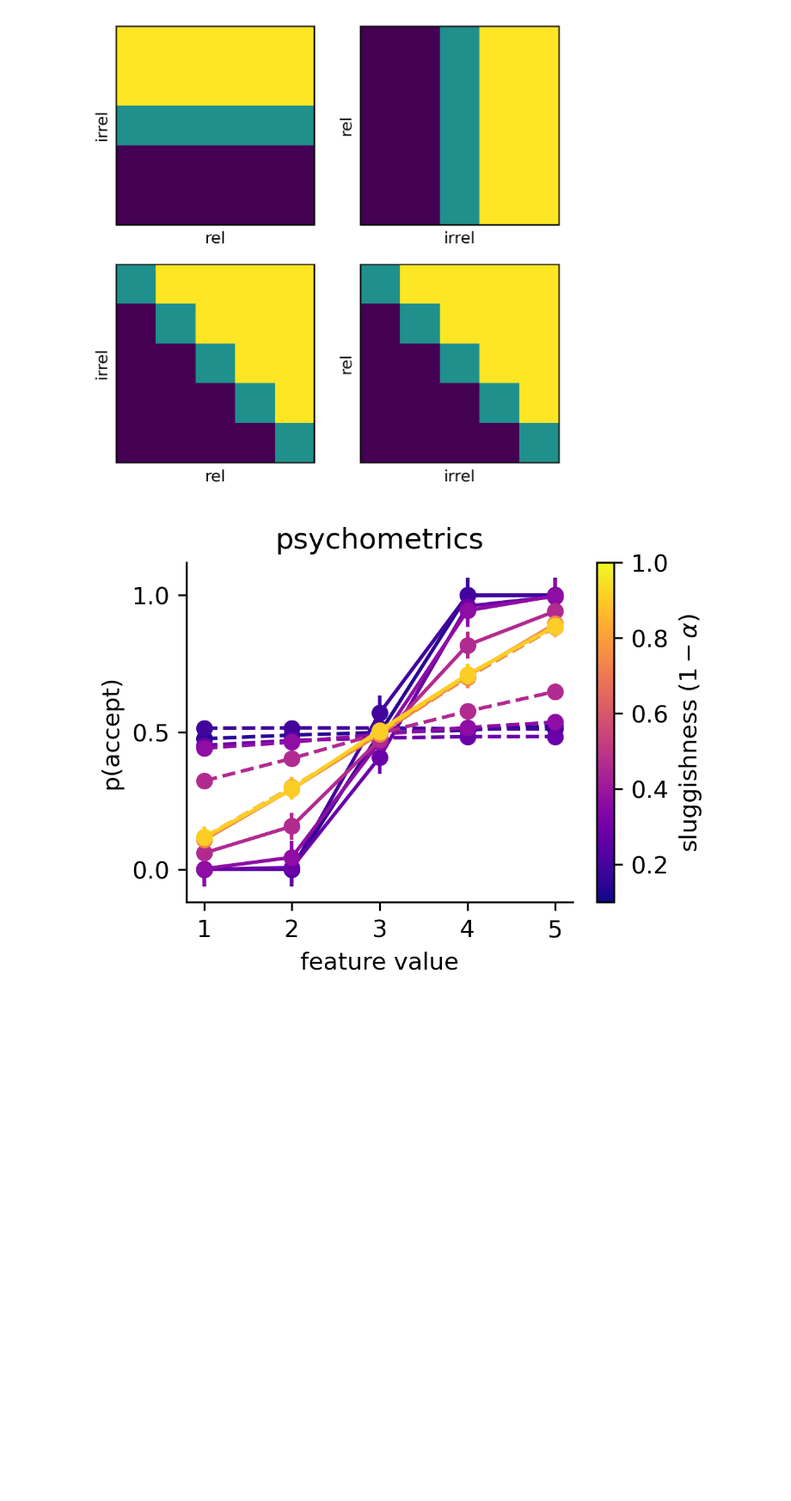
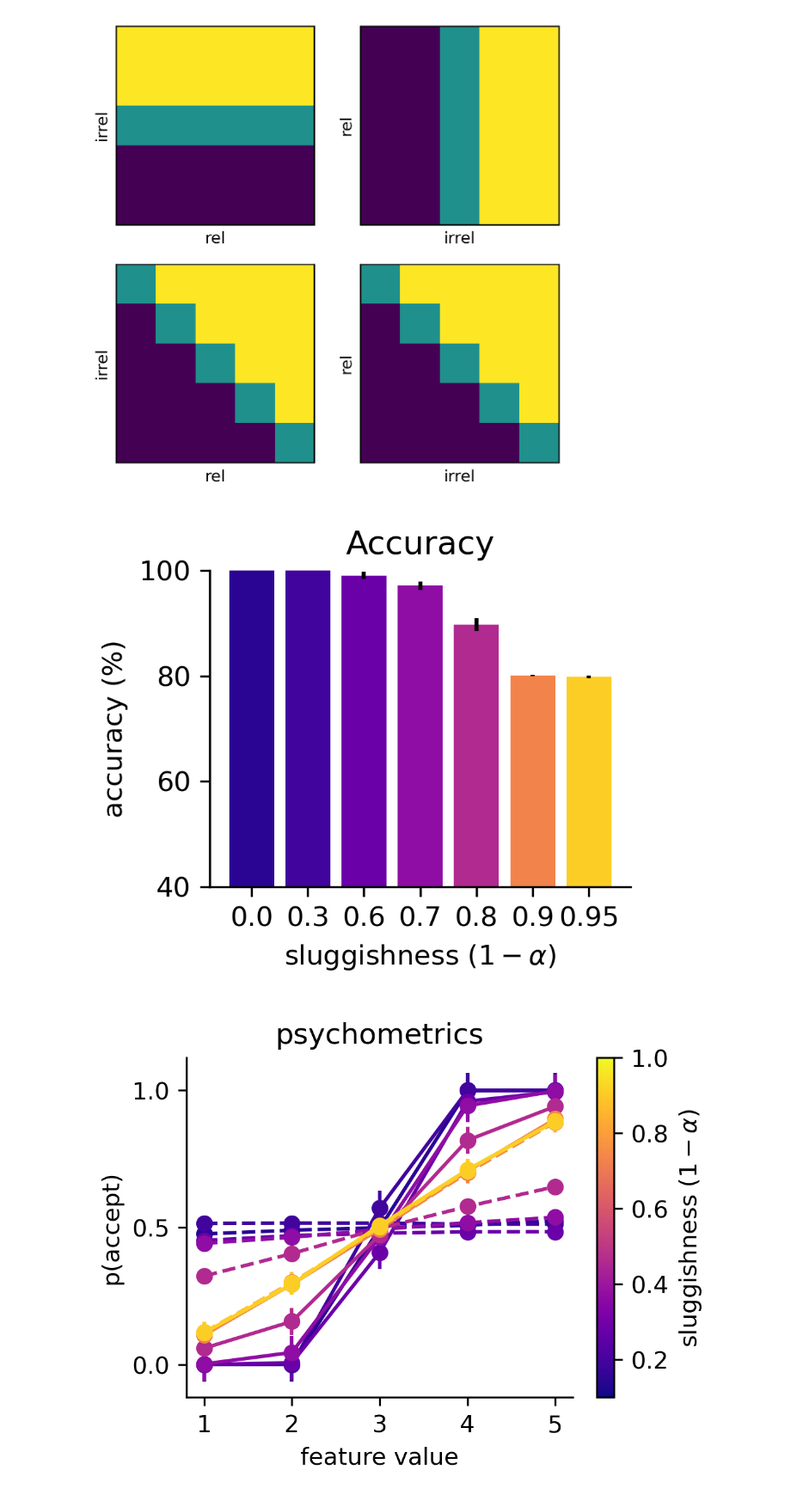
Before and after one commit to summerfieldlab/Flesch_Nagy_etal_HebbCL, a Jupyter notebook: notebooks/paper_figures.ipynb, the cells around one changed output. Shown at 86% size. Cells and saved outputs as stored; diff of their text form; code cells hidden in the pictures; blank space fills up the shorter version.

```diff
--- a/notebooks/paper_figures.ipynb
+++ b/notebooks/paper_figures.ipynb
@@ -178,7 +181,7 @@ results['all_y_hidden'].shape
 #     pickle.dump(xyz, f)
 # %%
 %matplotlib inline
-with open('mds_embedding_baseline_int_new.pkl','rb') as f:
+with open('../results/mds_embedding_baseline_int_new.pkl','rb') as f:
     xyz = pickle.load(f)
 theta_x = 40
 theta_y = 0
@@ -214,7 +217,7 @@ plot_MDS_embeddings_2D(xyz_rot,fig,fig_id=2,axlims=5)
 # %%
 
 %matplotlib inline
-with open('mds_embedding_baseline_blocked_new.pkl','rb') as f:
+with open('../results/mds_embedding_baseline_blocked_new.pkl','rb') as f:
     xyz = pickle.load(f)
 theta_x = -10
 theta_y = -10
@@ -254,38 +257,40 @@ for i in range(2):
 [figure]
 # %%
 # accuracy (sluggishness)
-%matplotlib qt
+%matplotlib inline
 sluggish_vals = np.round(np.linspace(0.05,1,20),2)
 alphas_to_plot = [0.05,0.1, 0.2, 0.3, 0.4, 0.7, 1]
 idces = [np.where(alp==sluggish_vals)[0][0] for alp in alphas_to_plot]
 cols = cm.plasma([0.05,0.1, 0.2, 0.3, 0.4, 0.7, 0.9])
 
 
 n_runs = 50
 f,axs = plt.subplots(1,1,figsize=(3,2.56),dpi=300)
 
 accs = []
 for pli,ii,sv,col in zip(np.arange(len(idces)),idces,alphas_to_plot,cols):
     acc_a = []
     acc_b = []
     for r in np.arange(0,n_runs):
-        with open('checkpoints/sluggish_baseline_int_select_sv'+ str(ii) + '/run_' + str(r) +'/results.pkl','rb') as f:
+        with open('../checkpoints/sluggish_baseline_int_select_sv'+ str(ii) + '/run_' + str(r) +'/results.pkl','rb') as f:
             results = pickle.load(f)
             acc_a.append(results['acc_1st'][-1])
             acc_b.append(results['acc_2nd'][-1])
     accs.append((np.array(acc_a)+np.array(acc_b))/2)
 accs = np.flipud(np.array(accs))
 for acc,pli,ii,sv,col in zip(accs,np.arange(len(idces)),idces,alphas_to_plot,cols):
     plt.bar(pli,acc.mean(),yerr=np.std(acc)/np.sqrt(n_runs),color=col)
     sns.despine()
 
 plt.xlabel(r'sluggishness ($1-\alpha$)')
 plt.title('Accuracy')
 plt.xticks(ticks=np.arange(7),labels=np.array(1-np.fliplr(np.asarray([alphas_to_plot]))[0]).round(2))
 plt.yticks(np.arange(0.4,1.1,0.2),labels=[int(x) for x in (np.arange(0.4,1.1,0.2)*100)])
 plt.ylabel('accuracy (%)')
 plt.ylim(0.4,1)
 plt.tight_layout()
+# %% [output]
+[figure, added]
 # %%
 # sigmoids
 sluggish_vals = np.round(np.linspace(0.05,1,20),2)
```
Also changed, not shown: parts of 16 cells of this notebook, 6 other files.
